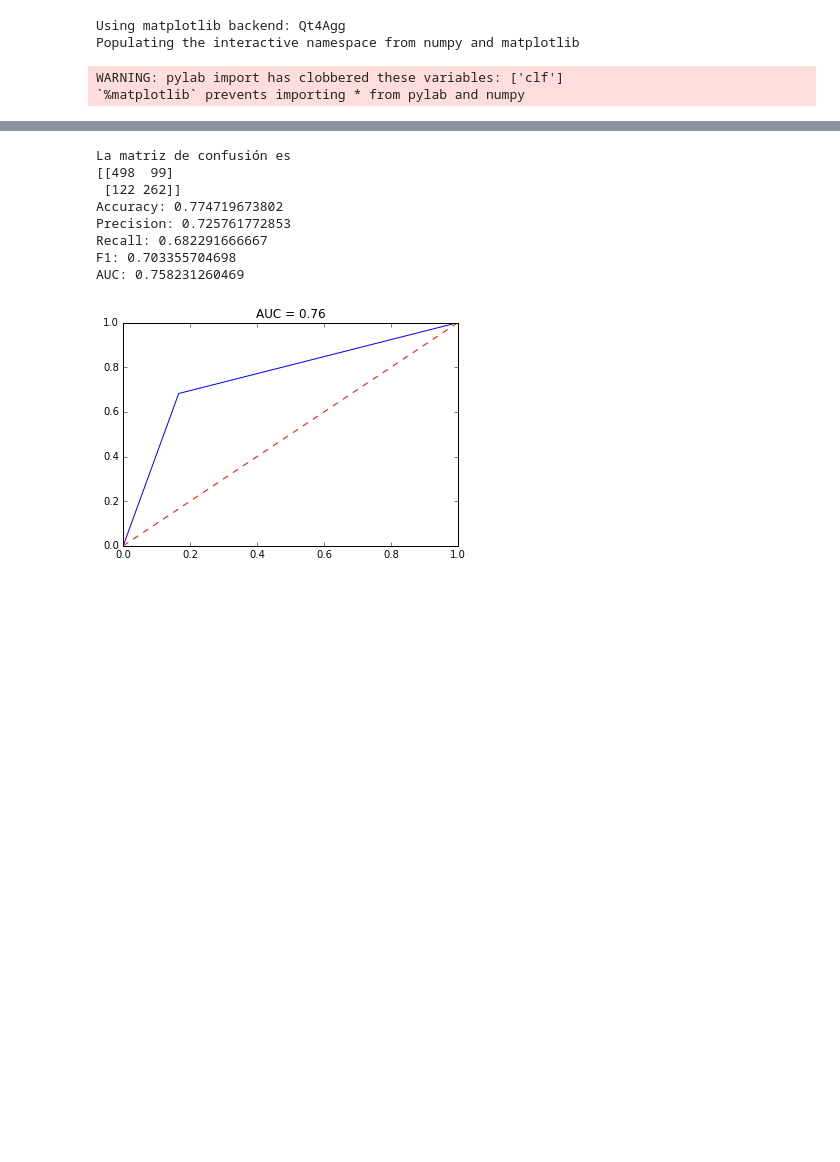
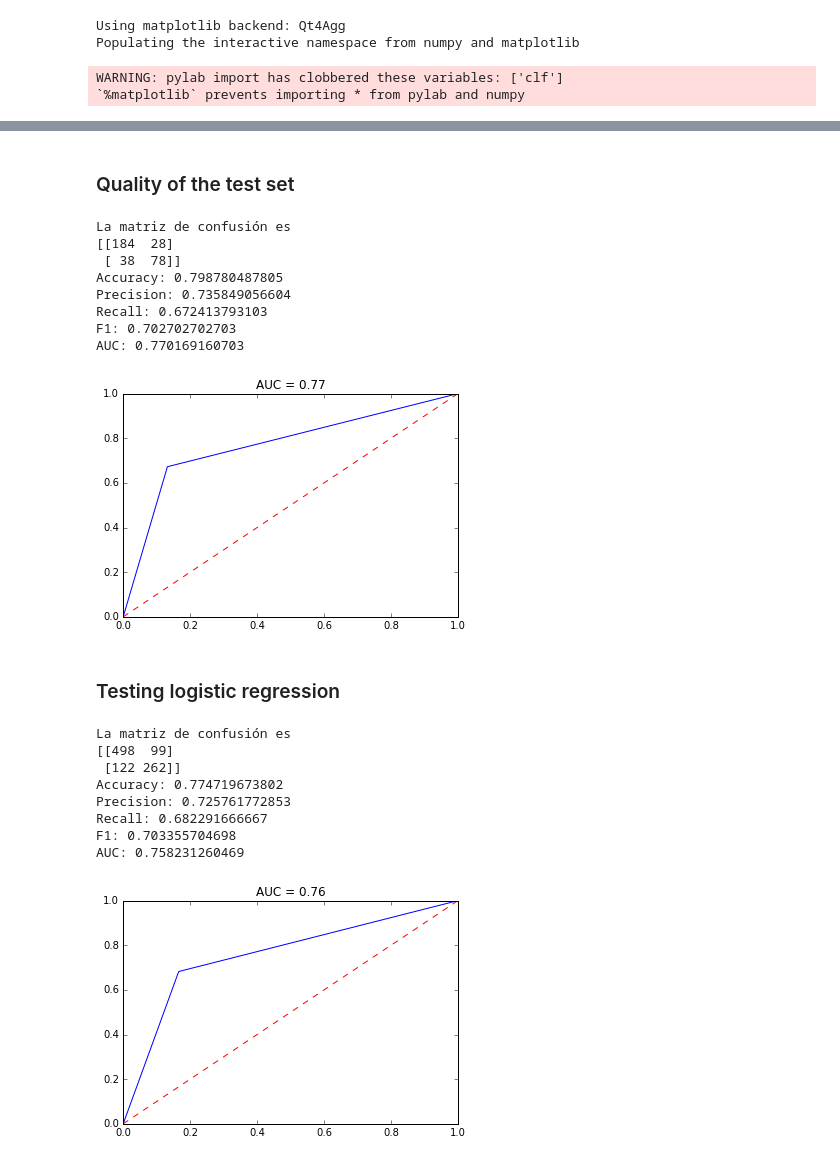
Before and after one commit to AntonioPL/Exercises, a Jupyter notebook: ML - Ejercicio1.ipynb, the cells around one changed output, grey strips where cells are left out. Saved outputs shown, nothing was run; the diff lists cells and outputs as text; code cells hidden in the pictures; blank space fills up the shorter version.

```diff
--- a/ML - Ejercicio1.ipynb
+++ b/ML - Ejercicio1.ipynb
@@ -448,3 +471,21 @@ y_pred = [0, 1, 0, 0, 1, 0, 0, 0, 1, 0, 1, 1, 1, 1, 0, 1]
+# %% [markdown]
+### Quality of the test set
+# %%
+y_pred     = dt_classifier.predict(X_test)
+
+metricas_modelos(y_test, y_pred)
+# %% [output]
+La matriz de confusión es
+[[184  28]
+ [ 38  78]]
+Accuracy: 0.798780487805
+Precision: 0.735849056604
+Recall: 0.672413793103
+F1: 0.702702702703
+AUC: 0.770169160703
+[figure, added]
+# %% [markdown]
+### Testing logistic regression
 # %%
 from sklearn.linear_model.logistic import LogisticRegression
 
```
Also changed, not shown: parts of 20 cells of this notebook.
